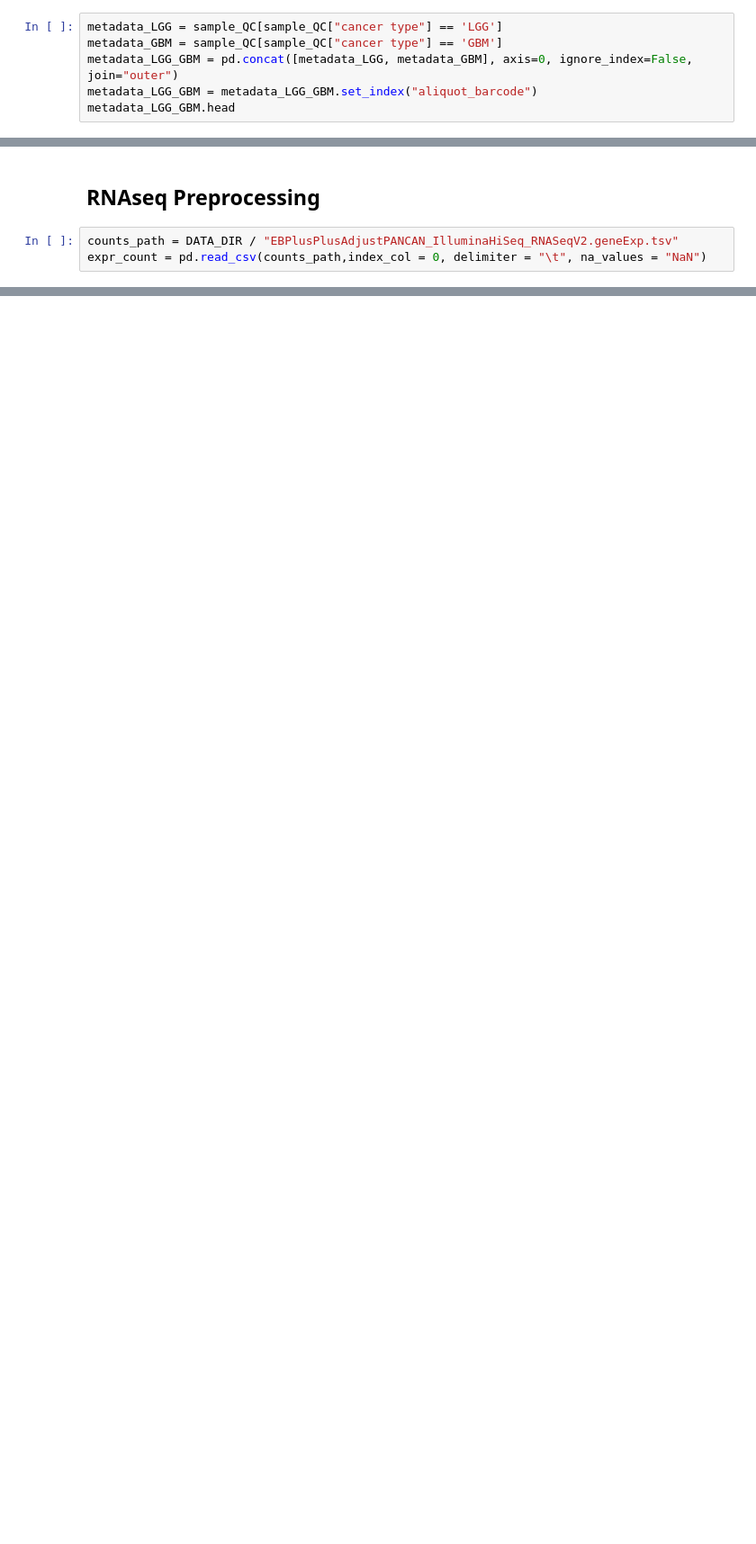
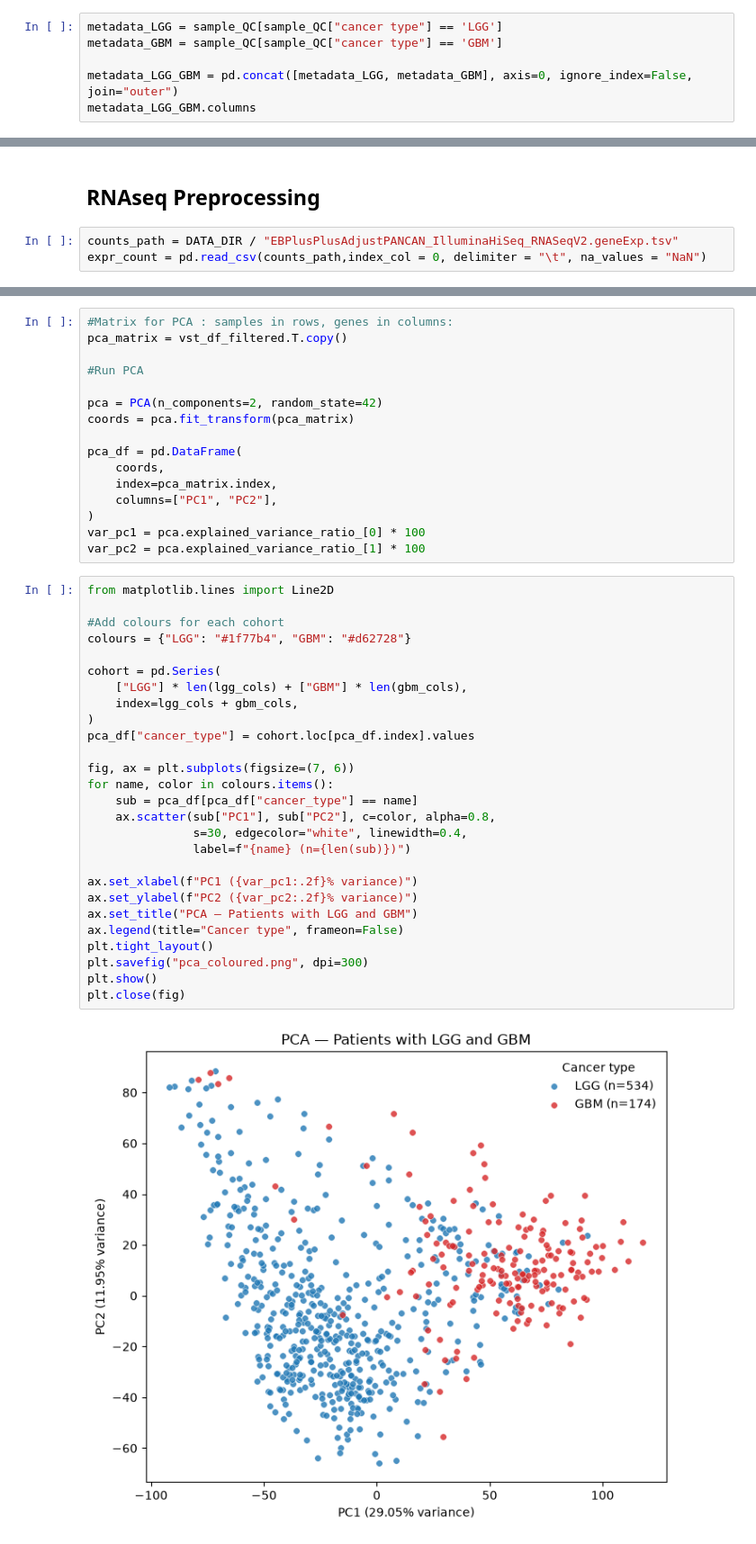
Before and after one commit to Anthony-Journy/CancerArchetypes, a Jupyter notebook: data-exploration.ipynb, the cells around one changed output, grey strips where cells are left out. Shown at 90% size. Saved outputs shown, nothing was run; the diff lists cells and outputs as text; blank space fills up the shorter version.

Commit message:
Finished PCA implementation for RNAseq data

```diff
--- a/data-exploration.ipynb
+++ b/data-exploration.ipynb
@@ -65,7 +67,7 @@ Make a patient inventory for glioma. Start with the clinical and sample-quality
 # %%
 metadata_LGG = sample_QC[sample_QC["cancer type"] == 'LGG']
 metadata_GBM = sample_QC[sample_QC["cancer type"] == 'GBM']
+
 metadata_LGG_GBM = pd.concat([metadata_LGG, metadata_GBM], axis=0, ignore_index=False, join="outer")
-metadata_LGG_GBM = metadata_LGG_GBM.set_index("aliquot_barcode")
-metadata_LGG_GBM.head
+metadata_LGG_GBM.columns
 # %% [output]
@@ -127,0 +204,45 @@ deseqexpr = DeseqDataSet(
+# %%
+#Matrix for PCA : samples in rows, genes in columns:
+pca_matrix = vst_df_filtered.T.copy()
+
+#Run PCA
+
+pca = PCA(n_components=2, random_state=42)
+coords = pca.fit_transform(pca_matrix)
+
+pca_df = pd.DataFrame(
+    coords,
+    index=pca_matrix.index,
+    columns=["PC1", "PC2"],
+)
+var_pc1 = pca.explained_variance_ratio_[0] * 100
+var_pc2 = pca.explained_variance_ratio_[1] * 100
+# %%
+from matplotlib.lines import Line2D
+
+#Add colours for each cohort
+colours = {"LGG": "#1f77b4", "GBM": "#d62728"}
+
+cohort = pd.Series(
+    ["LGG"] * len(lgg_cols) + ["GBM"] * len(gbm_cols),
+    index=lgg_cols + gbm_cols,
+)
+pca_df["cancer_type"] = cohort.loc[pca_df.index].values
+
+fig, ax = plt.subplots(figsize=(7, 6))
+for name, color in colours.items():
+    sub = pca_df[pca_df["cancer_type"] == name]
+    ax.scatter(sub["PC1"], sub["PC2"], c=color, alpha=0.8,
+               s=30, edgecolor="white", linewidth=0.4,
+               label=f"{name} (n={len(sub)})")
+
+ax.set_xlabel(f"PC1 ({var_pc1:.2f}% variance)")
+ax.set_ylabel(f"PC2 ({var_pc2:.2f}% variance)")
+ax.set_title("PCA — Patients with LGG and GBM")
+ax.legend(title="Cancer type", frameon=False)
+plt.tight_layout()
+plt.savefig("pca_coloured.png", dpi=300)
+plt.show()
+plt.close(fig)
+# %% [output]
+[figure, added]
```
Also changed, not shown: parts of 11 cells of this notebook.
